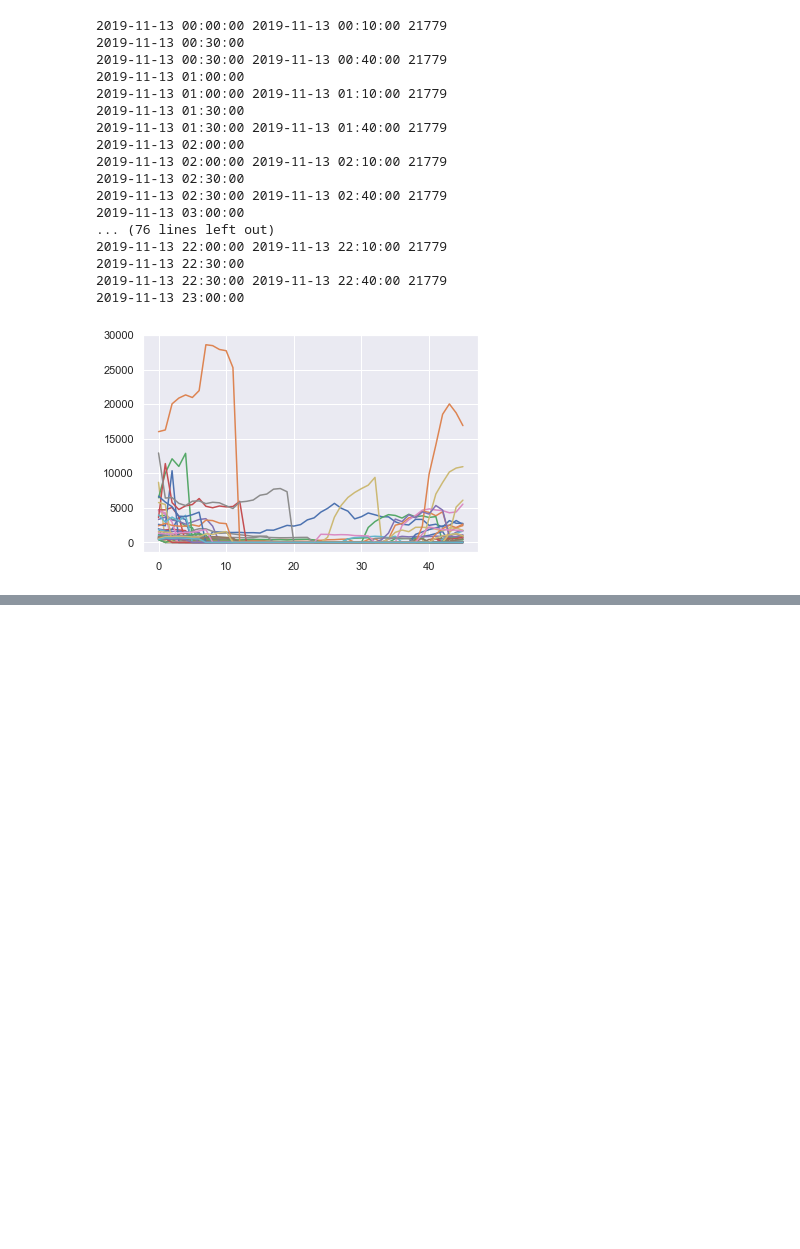
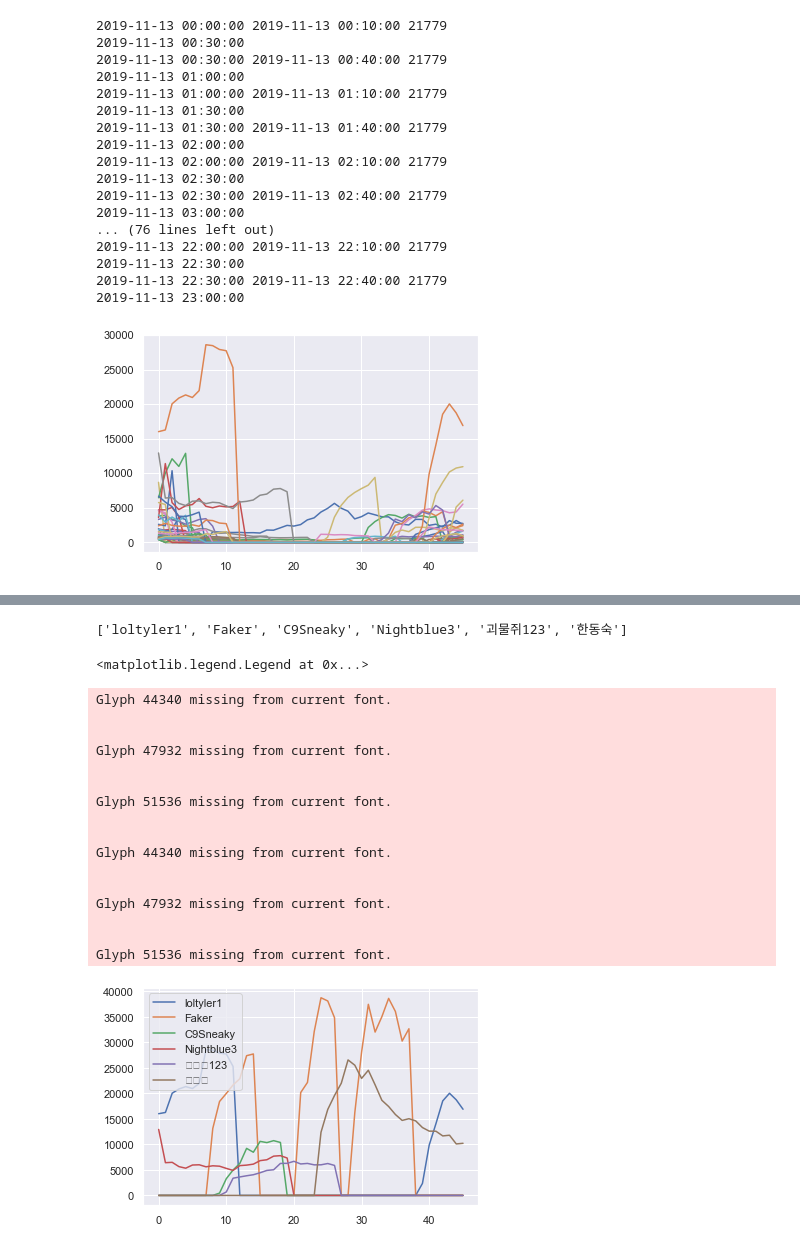
Before and after one commit to arthurolga/twitch-api, a Jupyter notebook: notebook.ipynb, the cells around one changed output, grey strips where cells are left out. Saved outputs shown, nothing was run; the diff lists cells and outputs as text; code cells hidden in the pictures; blank space fills up the shorter version.

```diff
--- a/notebook.ipynb
+++ b/notebook.ipynb
@@ -374,0 +435,34 @@ for user in sizes[0].keys():
+# %%
+import operator
+#max(sizes[38].items(), key=operator.itemgetter(1))
+list_top_users = []
+for s in sizes:
+    a = max(s.items(), key=operator.itemgetter(1))[0]
+    if a not in list_top_users:
+        list_top_users.append(a)
+
+
+print(list_top_users)
+for u in list_top_users:
+    plt.plot(user_progression(sizes,u),label=u)
+plt.legend(loc='upper left')
+# %% [output]
+['loltyler1', 'Faker', 'C9Sneaky', 'Nightblue3', '괴물쥐123', '한동숙']
+<matplotlib.legend.Legend at 0x...>
+Glyph 44340 missing from current font.
+
+
+Glyph 47932 missing from current font.
+
+
+Glyph 51536 missing from current font.
+
+
+Glyph 44340 missing from current font.
+
+
+Glyph 47932 missing from current font.
+
+
+Glyph 51536 missing from current font.
+[figure, added]
```
Also changed, not shown: parts of 10 cells of this notebook.
